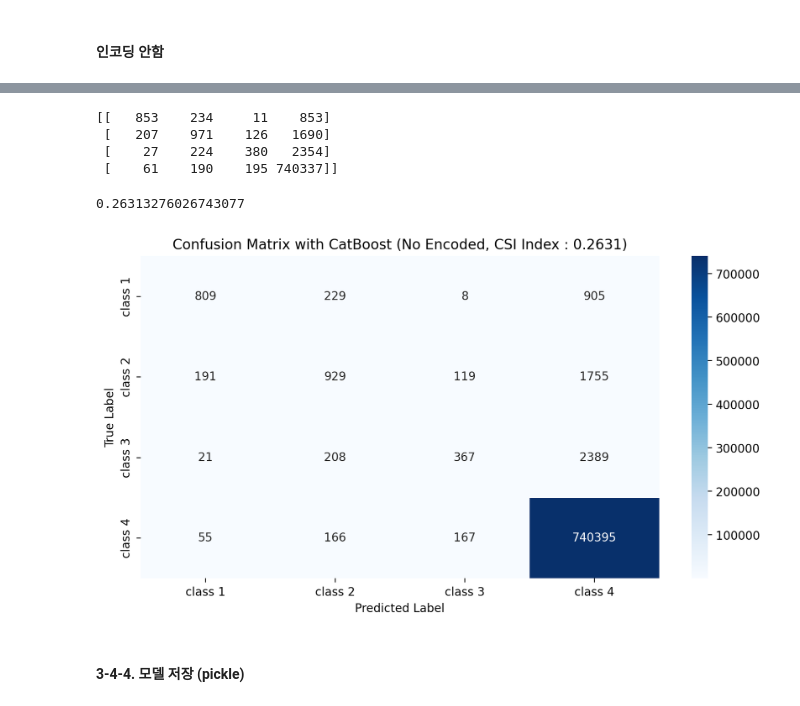
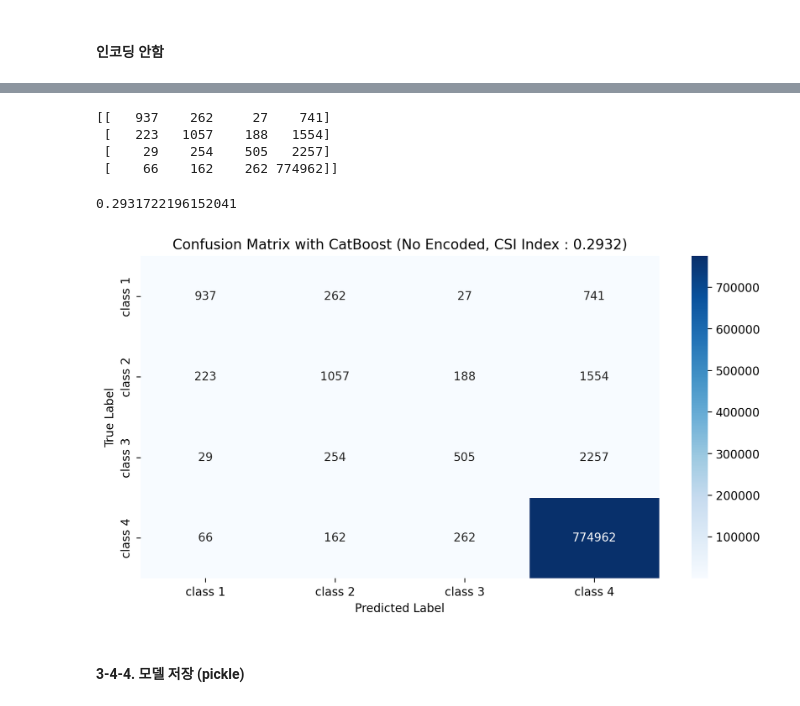
Before and after one commit to benidjor/weather-contest, a Jupyter notebook: model_catboost_tek2.ipynb, the cells around one changed output, grey strips where cells are left out. Drawn from its saved outputs; the diff is of its cells as text; code cells hidden in the pictures.

```diff
--- a/model_catboost_tek2.ipynb
+++ b/model_catboost_tek2.ipynb
@@ -692,3 +829,21 @@ cat_optuna_no_enc = CatBoostClassifier(**params(best_params_no_enc))
+# %%
+# 튜닝한 하이퍼 파라미터를 바탕으로, CatBoostClassifier 선언
+# cat_optuna_no_enc = CatBoostClassifier(**params(best_params_no_enc))
+best_params_no_enc = {'iterations': 930,
+                      'learning_rate': 0.09983669530310456,
+                      'depth': 12,
+                      'l2_leaf_reg': 0.1147068286463238,
+                      'bootstrap_type': 'Bayesian',
+                      'random_strength': 0.9568085992921923,
+                      'bagging_temperature': 0.9638236103673785,
+                      'od_type': 'IncToDec',
+                      'od_wait': 22,
+                      'min_data_in_leaf': 6,
+                      'loss_function': 'MultiClass',
+                      'task_type': 'GPU',
+                      'random_state': 42}
+
+cat_optuna_no_enc = CatBoostClassifier(**best_params_no_enc)
 # %%
 cat_optuna_no_enc.get_params()
 # %% [output]
@@ -777,5 +930,5 @@ plt.show()
 # %% [markdown]
 #### 인코딩 안함
 # %%
-cat_optuna_no_enc.fit(X_train, y_train, cat_features=cat_features)
+cat_optuna_no_enc.fit(X_train_no_enc, y_train, cat_features=cat_features)
 # %% [output]
@@ -783,2 +953,14 @@ cat_optuna_no_enc.fit(X_train, y_train, cat_features=cat_features)
 # %%
-y_val_pred_no_enc = cat_optuna_no_enc.predict(X_val)
+y_val_pred_no_enc = cat_optuna_no_enc.predict(X_val_no_enc)
+# %%
+cat_cm = confusion_matrix(y_val, y_val_pred_no_enc)
+print(cat_cm)
+
+csi_cat = csi_index(y_val, y_val_pred_no_enc)
+csi_cat
+# %% [output]
+[[   937    262     27    741]
+ [   223   1057    188   1554]
+ [    29    254    505   2257]
+ [    66    162    262 774962]]
+0.2931722196152041
@@ -785,43 +969,37 @@ y_val_pred_no_enc = cat_optuna_no_enc.predict(X_val)
 # %%
-cat_cm_no_enc = confusion_matrix(y_val, y_val_pred_no_enc)
-print(cat_cm_no_enc)
+# cat_cm_no_enc = confusion_matrix(y_val, y_val_pred_no_enc)
+# print(cat_cm_no_enc)
 
-csi_cat_no_enc = csi_index(y_val, y_val_pred_no_enc)
-csi_cat_no_enc
+# csi_cat_no_enc = csi_index(y_val, y_val_pred_no_enc)
+# # csi_cat_no_enc
-# %% [output]
-[[   853    234     11    853]
- [   207    971    126   1690]
- [    27    224    380   2354]
- [    61    190    195 740337]]
-0.26313276026743077
 # %%
 # Confusion Matrix 시각화
 
 plt.figure(figsize=(10,5))
 
 # target 컬럼 값들 unique_value에 선언
 unique_value = np.unique(y_val_pred_no_enc, return_counts = False)
 
 # Confusion Matrix에 label 표시하기 위해 "class" + value 합쳐준다
 unique_value_list = []
 for i, value in enumerate(unique_value):
     unique_value_list.append("class " + str(int(value)))
 
 
 pred_labels = unique_value_list
 sns.heatmap(cat_cm,
             annot=True,
             fmt="d",
             cmap="Blues",
             xticklabels = pred_labels,
             yticklabels = pred_labels)
 
-plt.title(f'Confusion Matrix with CatBoost (No Encoded, CSI Index : {np.round(csi_cat_no_enc, 4)})')
+plt.title(f'Confusion Matrix with CatBoost (No Encoded, CSI Index : {np.round(csi_cat, 4)})')
 plt.xlabel('Predicted Label')
 plt.ylabel('True Label')
 plt.show()
 # %% [output]
-[figure, old version]
+[figure, new version]
 # %% [markdown]
 #### 3-4-4. 모델 저장 (pickle)
 # %%
```
Also changed, not shown: parts of 35 cells of this notebook, 7 other files.
